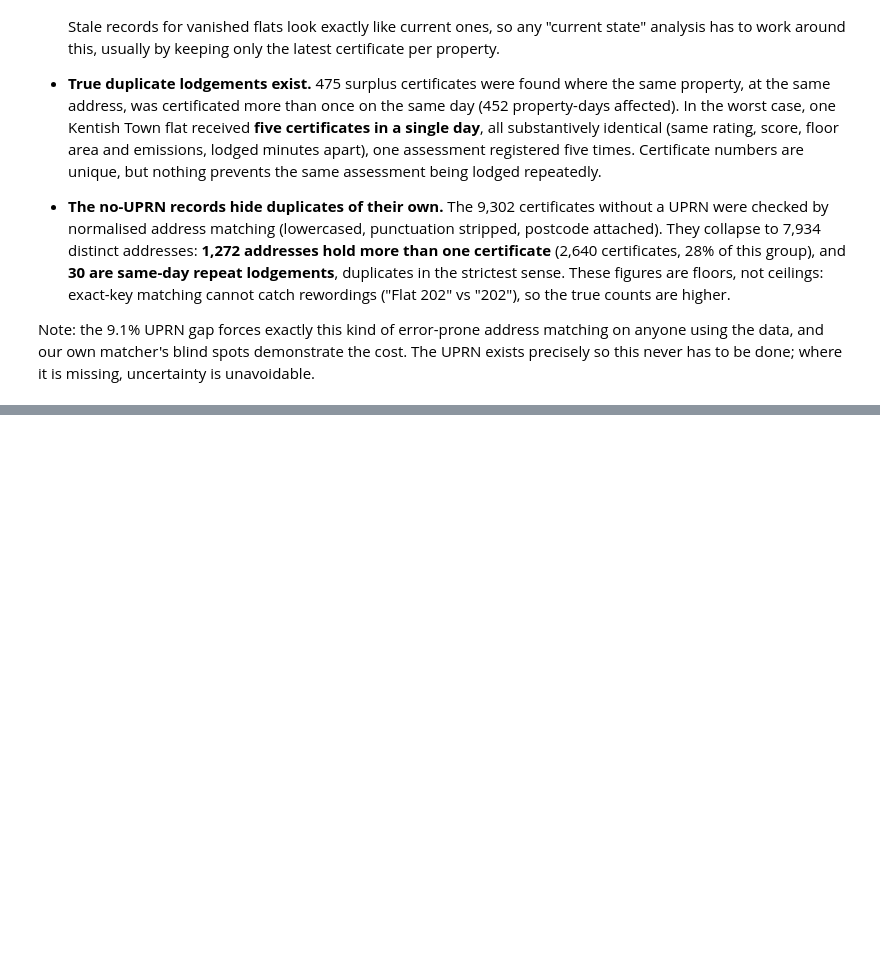
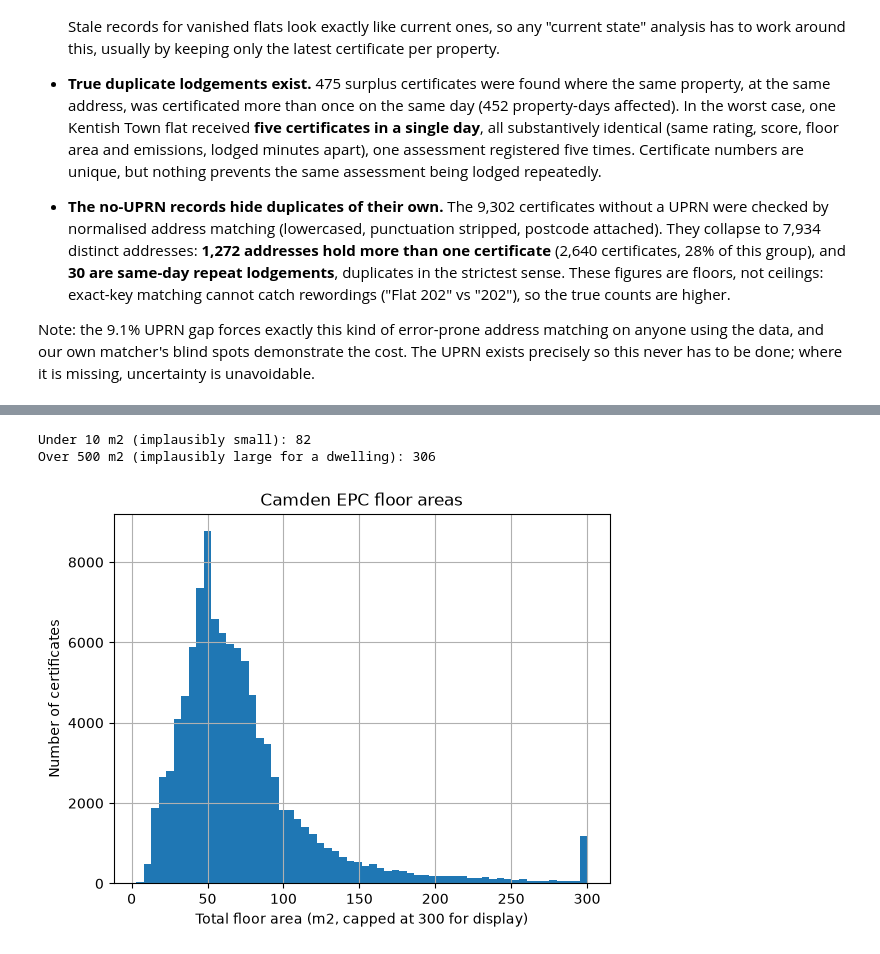
Before and after one commit to Tareqasaad/epc-data-quality-audit, a Jupyter notebook: notebooks/01_data_profiling.ipynb, the cells around one changed output, grey strips where cells are left out. Cells and saved outputs as stored; diff of their text form; code cells hidden in the pictures; blank space fills up the shorter version.

```diff
--- a/notebooks/01_data_profiling.ipynb
+++ b/notebooks/01_data_profiling.ipynb
@@ -355,0 +370,17 @@ where it is missing, uncertainty is unavoidable.
+# %%
+import matplotlib.pyplot as plt
+
+tiny = (df["total_floor_area"] < 10).sum()
+huge = (df["total_floor_area"] > 500).sum()
+print(f"Under 10 m2 (implausibly small): {tiny}")
+print(f"Over 500 m2 (implausibly large for a dwelling): {huge}")
+
+df["total_floor_area"].clip(upper=300).hist(bins=60)
+plt.xlabel("Total floor area (m2, capped at 300 for display)")
+plt.ylabel("Number of certificates")
+plt.title("Camden EPC floor areas")
+plt.show()
+# %% [output]
+Under 10 m2 (implausibly small): 82
+Over 500 m2 (implausibly large for a dwelling): 306
+[figure, added]
```
Also changed, not shown: parts of 15 cells of this notebook.
